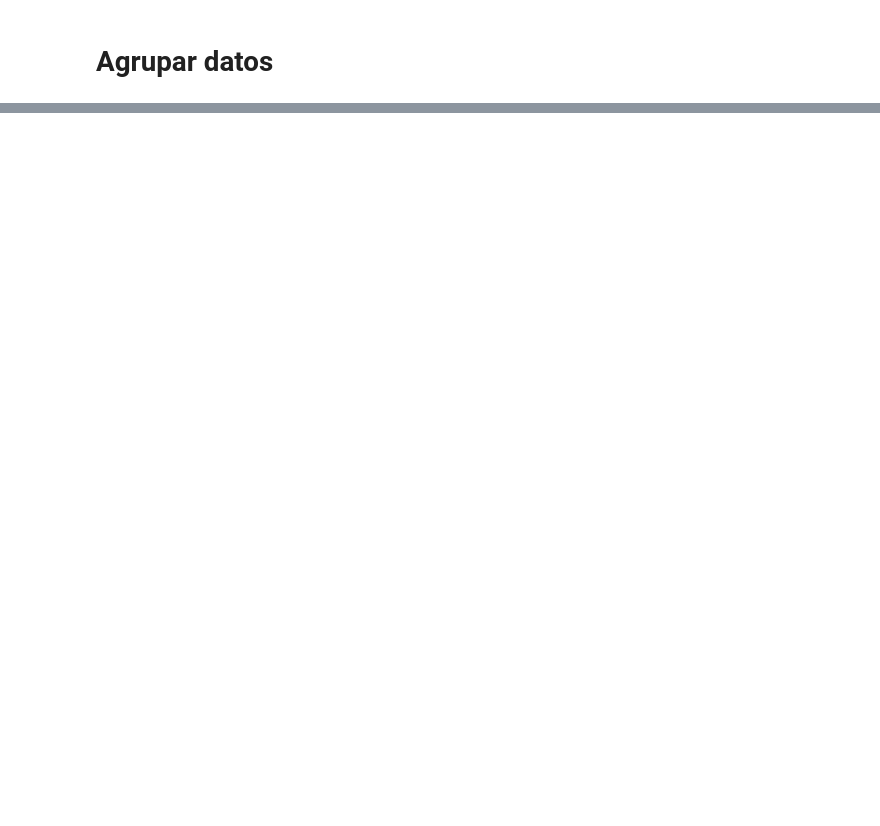
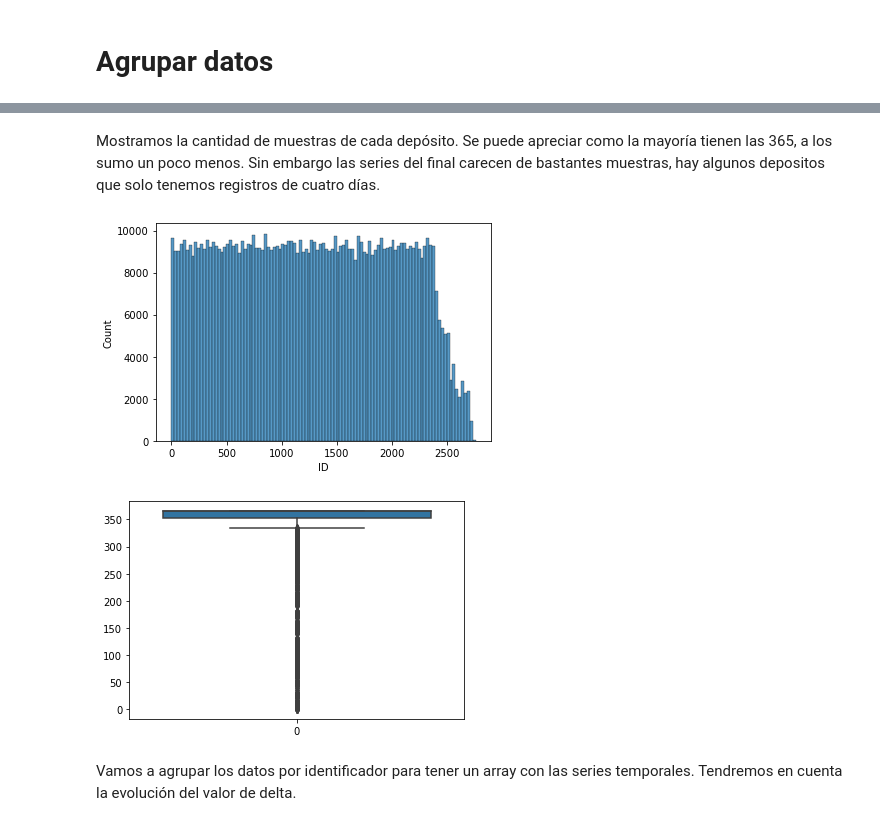
Before and after one commit to Qaraqororum/datatlon_cajamar, a Jupyter notebook: script exploración.ipynb, the cells around one changed output, grey strips where cells are left out. Cells and saved outputs as stored; diff of their text form; code cells hidden in the pictures; blank space fills up the shorter version.

```diff
--- a/script exploración.ipynb
+++ b/script exploración.ipynb
@@ -55,4 +100,19 @@ print(ds.shape)
 # %%
 ds = ds.sort_values(by=['ID', 'SAMPLETIME'])
+# %%
+ds['SAMPLETIME'] = pd.to_datetime(ds['SAMPLETIME'], infer_datetime_format=True)
+# %% [markdown]
+Mostramos la cantidad de muestras de cada depósito. Se puede apreciar como la mayoría tienen las 365, a los sumo un poco menos. Sin embargo las series del final carecen de bastantes muestras, hay algunos depositos que solo tenemos registros de cuatro días.
+# %%
+sns.histplot(ds, x='ID')
+plt.show()
+sns.boxplot(data=ds.groupby('ID').count()['SAMPLETIME'])
+plt.show()
+print("El deposito con menos registros tiene información de",ds.groupby('ID').count()['SAMPLETIME'].min(), "días")
+# %% [output]
+[figure, added]
+[figure, added]
+# %% [markdown]
+Vamos a agrupar los datos por identificador para tener un array con las series temporales. Tendremos en cuenta la evolución del valor de delta.
 # %%
 ts = []
```
Also changed, not shown: parts of 30 cells of this notebook.
